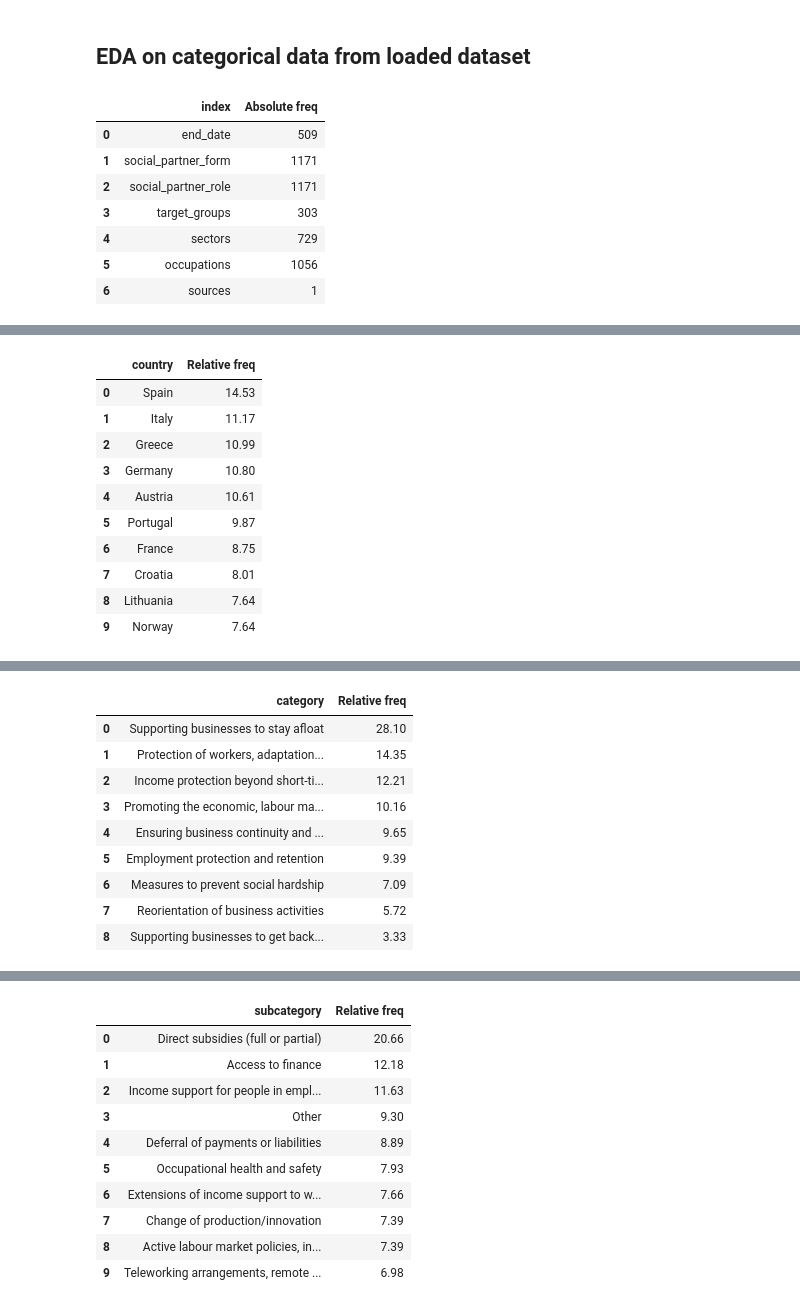
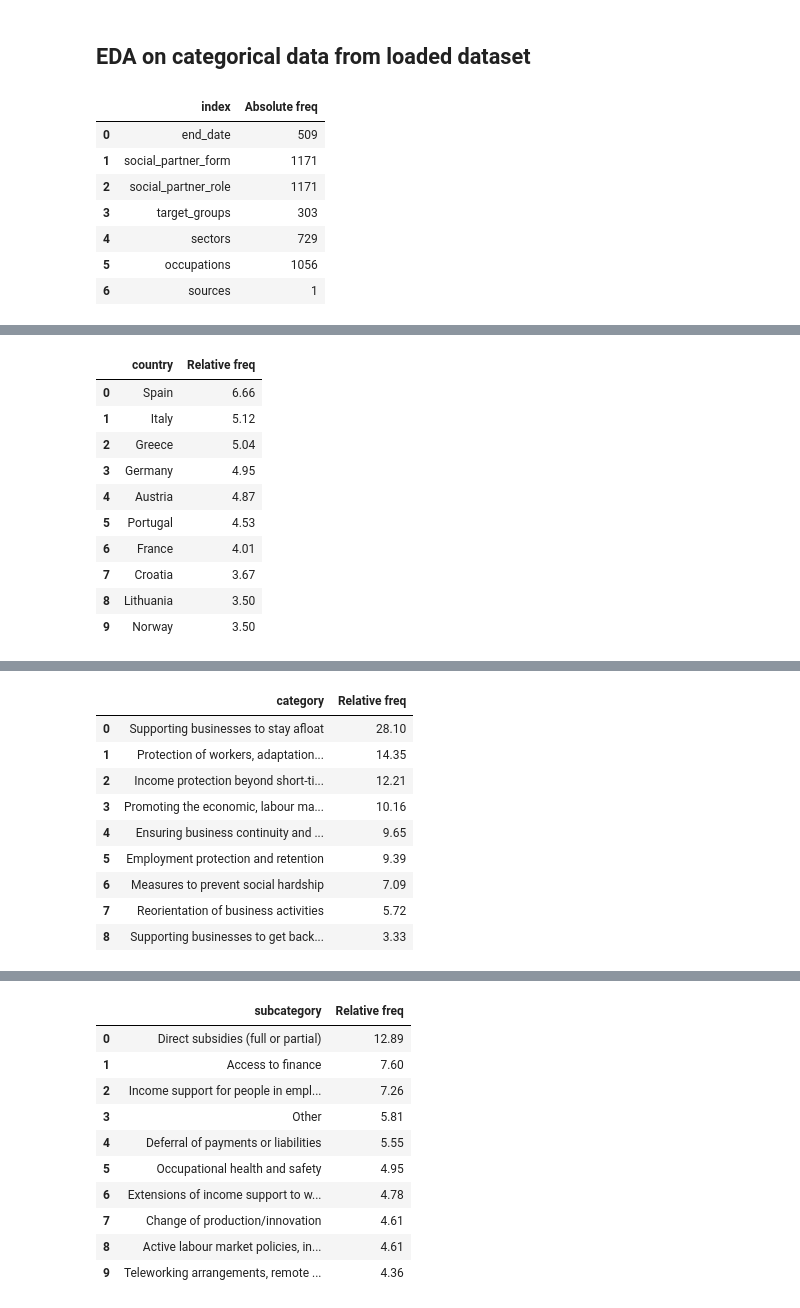
Before and after one commit to meaningfy-ws/sem-covid, a Jupyter notebook: notebooks/pwdb/eda_categorical_pwdb.ipynb, the cells around one changed output, grey strips where cells are left out. Saved outputs shown, nothing was run; the diff lists cells and outputs as text; code cells hidden in the pictures.

```diff
--- a/notebooks/pwdb/eda_categorical_pwdb.ipynb
+++ b/notebooks/pwdb/eda_categorical_pwdb.ipynb
@@ -11,3 +12,17 @@ from IPython.display import display
 from tqdm import tqdm
 # %% [markdown]
 ## Define constants
+# %%
+LOCAL_FOLDER = path.Path("/mnt/c/Users/Professional/Desktop/Works/MEANING/Sem-Covid19/data/")
+
+SERVER_FOLDER  = path.Path("/home/jovyan/data/")
+
+WORK_DIR = ""
+if SERVER_FOLDER.exists():
+    WORK_DIR = SERVER_FOLDER
+    print("Work with distant directory.")
+elif LOCAL_FOLDER.exists():
+    WORK_DIR = LOCAL_FOLDER
+    print("Work with local directory.")
+else:
+    print("ERROR: Invalid directory!")
@@ -14,13 +31,10 @@ from tqdm import tqdm
 # %%
-FOLDER  = path.Path("/home/jovyan/data/")
+SRC_JSON_FILE_NAME = "covid19db.json"
+SRC_PICKLE_FILE_NAME = "pwdb_prepared.pkl"
 
-SRC_FILE_NAME = "covid19db.json"
+SRC_FILE_NAME = SRC_JSON_FILE_NAME
 
-OUTPUT_FILE_NAME = "eda_pwdb_result.html"
-
-SRC_FILE_PATH = FOLDER / SRC_FILE_NAME
-
-OUTPUT_FILE_PATH = FOLDER / OUTPUT_FILE_NAME
+SRC_FILE_PATH = WORK_DIR / SRC_FILE_NAME
 
 CATEGORICAL_COLUMNS = ['country', 'category', 'subcategory','actors', 'target_groups', 'funding']
 # %% [markdown]
@@ -48,7 +63,7 @@ def plot_pie_chart(observations: pd.DataFrame,chart_title: str):
 def calc_freq_categorical_data(data : pd.Series,title : str ,relative : bool = False ):
     observation_type_name = 'Absolute freq' if not relative else 'Relative freq'
     data.dropna(inplace=True)
-    observation = pd.DataFrame(Counter(data).most_common(10),columns=[title,observation_type_name])
+    observation = pd.DataFrame(Counter(data).most_common(),columns=[title,observation_type_name])
     if relative:
         observation[observation_type_name]/=observation[observation_type_name].sum()/100
         observation[observation_type_name]=round(observation[observation_type_name],2)
@@ -73,46 +88,49 @@ def calc_freq_missing_data(data : pd.DataFrame,relative : bool = False):
 ## EDA on categorical data from loaded dataset
 # %%
 def fast_categorical_analyze(data : pd.DataFrame,data_title : str = 'Unknown'):
+    results = {}
     abs_miss_obs = calc_freq_missing_data(data)
     display(abs_miss_obs)
 
     if abs_miss_obs.size>0:
         plot_pie_chart(abs_miss_obs,data_title+' missing values').show()
     data = data[CATEGORICAL_COLUMNS]
     for column_name in data.columns:
         data_column = data[column_name].explode()
         try:
             rel_obs = calc_freq_categorical_data(data_column,column_name,True)
+            results[column_name] = rel_obs
+            rel_obs = rel_obs.head(10)
             display(rel_obs)
             plot_bar_chart(rel_obs,column_name).show()
             plot_pie_chart(rel_obs,column_name).show()
         except:
             print('Observation on [',column_name,'] fault!')
             print('Check if column [',column_name,'] have compatible type!')
+    return results
 
-
-fast_categorical_analyze(df,"PWDB Dataset")
+eda_result = fast_categorical_analyze(df,"PWDB Dataset")
 # %% [output]
 |  | index | Absolute freq |
 | 0 | end_date | 509 |
 | 1 | social_partner_form | 1171 |
 | 2 | social_partner_role | 1171 |
 | 3 | target_groups | 303 |
 | 4 | sectors | 729 |
 | 5 | occupations | 1056 |
 | 6 | sources | 1 |
 [interactive output not drawn]
 |  | country | Relative freq |
-| 0 | Spain | 14.53 |
-| 1 | Italy | 11.17 |
-| 2 | Greece | 10.99 |
-| 3 | Germany | 10.80 |
-| 4 | Austria | 10.61 |
-| 5 | Portugal | 9.87 |
-| 6 | France | 8.75 |
-| 7 | Croatia | 8.01 |
-| 8 | Lithuania | 7.64 |
-| 9 | Norway | 7.64 |
+| 0 | Spain | 6.66 |
+| 1 | Italy | 5.12 |
+| 2 | Greece | 5.04 |
+| 3 | Germany | 4.95 |
+| 4 | Austria | 4.87 |
+| 5 | Portugal | 4.53 |
+| 6 | France | 4.01 |
+| 7 | Croatia | 3.67 |
+| 8 | Lithuania | 3.50 |
+| 9 | Norway | 3.50 |
 [interactive output not drawn]
 [interactive output not drawn]
 |  | category | Relative freq |
@@ -128,16 +146,16 @@ fast_categorical_analyze(df,"PWDB Dataset")
 [interactive output not drawn]
 [interactive output not drawn]
 |  | subcategory | Relative freq |
-| 0 | Direct subsidies (full or partial) | 20.66 |
-| 1 | Access to finance | 12.18 |
-| 2 | Income support for people in empl... | 11.63 |
-| 3 | Other | 9.30 |
-| 4 | Deferral of payments or liabilities | 8.89 |
-| 5 | Occupational health and safety | 7.93 |
-| 6 | Extensions of income support to w... | 7.66 |
-| 7 | Change of production/innovation | 7.39 |
-| 8 | Active labour market policies, in... | 7.39 |
-| 9 | Teleworking arrangements, remote ... | 6.98 |
+| 0 | Direct subsidies (full or partial) | 12.89 |
+| 1 | Access to finance | 7.60 |
+| 2 | Income support for people in empl... | 7.26 |
+| 3 | Other | 5.81 |
+| 4 | Deferral of payments or liabilities | 5.55 |
+| 5 | Occupational health and safety | 4.95 |
+| 6 | Extensions of income support to w... | 4.78 |
+| 7 | Change of production/innovation | 4.61 |
+| 8 | Active labour market policies, in... | 4.61 |
+| 9 | Teleworking arrangements, remote ... | 4.36 |
 [interactive output not drawn]
 [interactive output not drawn]
 |  | actors | Relative freq |
```
Also changed, not shown: parts of 5 cells of this notebook.
